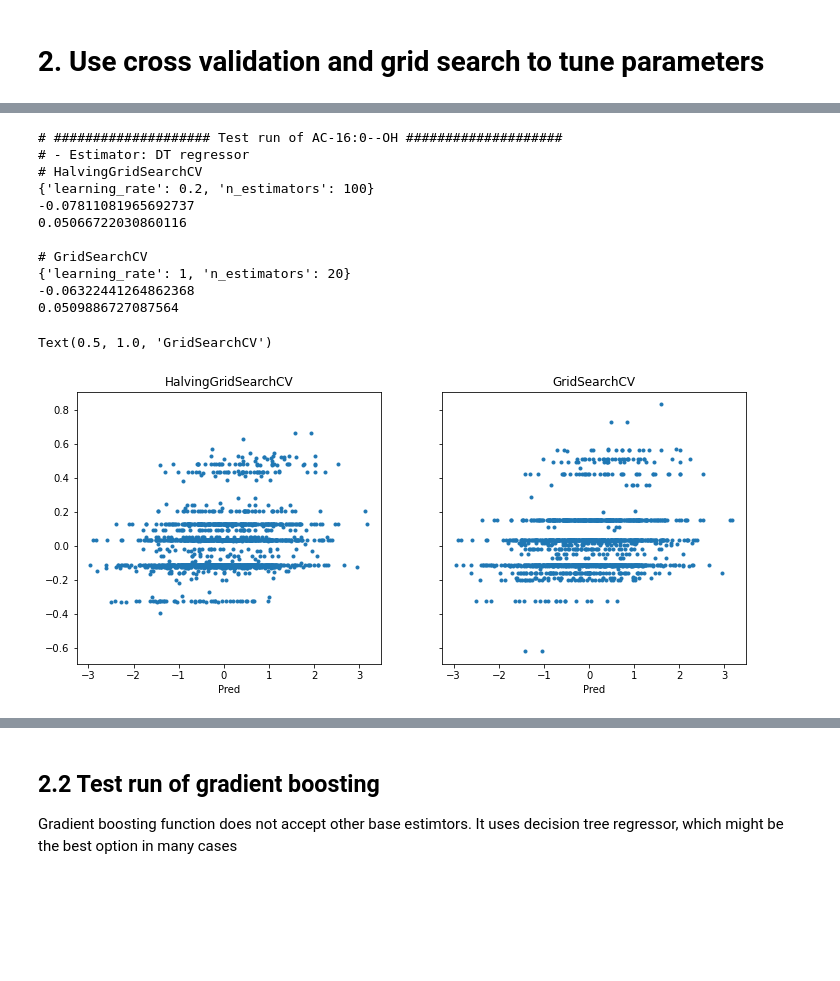
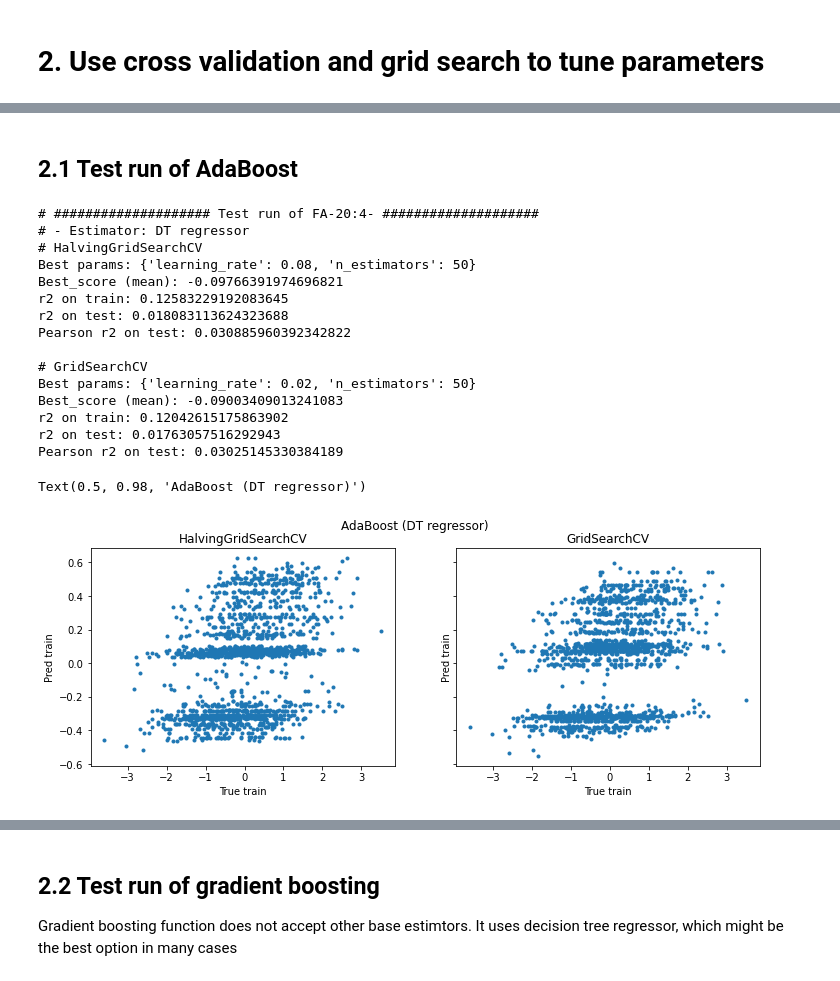
Before and after one commit to belowlab/-CCHC_lipidomics, a Jupyter notebook: 20231211_rerun/code/ML_07_boosting_models_test_run.ipynb, the cells around one changed output, grey strips where cells are left out. Saved outputs shown, nothing was run; the diff lists cells and outputs as text; code cells hidden in the pictures; blank space fills up the shorter version.

```diff
--- a/20231211_rerun/code/ML_07_boosting_models_test_run.ipynb
+++ b/20231211_rerun/code/ML_07_boosting_models_test_run.ipynb
@@ -559,14 +544,18 @@ from sklearn.linear_model import LinearRegression, ElasticNet, Lasso
 # %%
+# Load training data
 data_type = 'train'
 lipid_type = 'species'
 pval_threshold = 'pval_1e-07'
 maf_threshold = 'maf_0.01'
-lipid = 'AC-16:0--OH'
+# lipid = 'CE-20:5-' # PA-36:3-
+# lipid = 'PA-36:3-'
+lipid = 'FA-20:4-'
 
+print('#', '#'*30, ' Load training data', '#'*30)
 print('#', '#' * 30, 'Load dosage', '#' * 30)
 set_logging.set_logging('test_run.log')
 
-dosage_dir = '/data100t1/home/wanying/CCHC/lipidomics/20231211_rerun/inputs/genotype_dosage/train/lipid_species'
+dosage_dir = f'/data100t1/home/wanying/CCHC/lipidomics/20231211_rerun/inputs/genotype_dosage/{data_type}/lipid_species'
 dosage_fn = 'lipid_species_chr*.pval_0.001_maf_0.05.vcf.dosage.gz'
 
 snp_dir = f'/data100t1/home/wanying/CCHC/lipidomics/20231211_rerun/outputs/fastGWA/lipid_{lipid_type}_filter_by_{pval_threshold}_{maf_threshold}'
@@ -600,6 +589,7 @@ display(df_dosage.head(2))
 # Create X, y for model training
 X = df_dosage.iloc[:, 1:].values
 y = df_lipid_trait[dict_lipid_name_matching[lipid]]
+y_all = df_lipid_trait.copy()
 print('# - Shape of X, y:', X.shape, y.shape)
 # %% [output]
 INFO:root:# Load filtered SNPs based on GWAS pvalues
@@ -631,48 +699,68 @@ INFO:root:# Load trait values
+# %% [markdown]
+## 2.1 Test run of AdaBoost
 # %%
 print('\n#', '#' * 20, f'Test run of {lipid}', '#' * 20)
 print('# - Estimator: DT regressor')
 regr = AdaBoostRegressor(random_state=0)
 
+# param_grid = {'n_estimators':[20, 50, 100, 200],
+#               'learning_rate':[0.1, 0.2, 0.3, 0.4, 0.5, 0.6, 0.7, 0.8, 0.9, 1]}
+
+# param_grid = {'n_estimators':[20, 50, 100, 200, 500],
+#               'learning_rate':[0.5, 1]}
 param_grid = {'n_estimators':[20, 50, 100, 200],
-              'learning_rate':[0.1, 0.2, 0.3, 0.4, 0.5, 0.6, 0.7, 0.8, 0.9, 1]}
+              'learning_rate':[0.02, 0.04, 0.06, 0.08, 0.1, 0.2, 0.3, 0.4, 0.5, 0.6, 0.7, 0.8, 0.9, 1]}
 
 fig, ax = plt.subplots(ncols=2, figsize=(12, 4), sharey=True)
 
 print('# HalvingGridSearchCV')
 search = HalvingGridSearchCV(estimator=regr, param_grid=param_grid, cv=10, n_jobs=8, random_state=1).fit(X, y)
-print(search.best_params_)
-print(search.best_score_)
+print('Best params:', search.best_params_)
+print('Best_score (mean):', search.best_score_)
+print('r2 on train:', search.score(X, y))
+print('r2 on test:', r2_score(y_test, search.predict(X_test)))
+print('Pearson r2 on test:', stats.pearsonr(y_test, search.predict(X_test))[0]**2)
+
 df_halving = pd.DataFrame(search.cv_results_)
-print(search.score(X, y))
+
 ax[0].plot(y.values, search.predict(X), ls='', marker='.')
-ax[0].set_xlabel('True')
-ax[0].set_xlabel('Pred')
+ax[0].set_xlabel('True train')
+ax[0].set_ylabel('Pred train')
 ax[0].set_title('HalvingGridSearchCV')
 
 print('\n# GridSearchCV')
 search = GridSearchCV(estimator=regr, param_grid=param_grid, cv=10, n_jobs=8).fit(X, y)
-print(search.best_params_)
-print(search.best_score_)
+print('Best params:', search.best_params_)
+print('Best_score (mean):', search.best_score_)
+print('r2 on train:', search.score(X, y))
+print('r2 on test:', r2_score(y_test, search.predict(X_test)))
+print('Pearson r2 on test:', stats.pearsonr(y_test, search.predict(X_test))[0]**2)
+
 df_gridsearch = pd.DataFrame(search.cv_results_)
-print(search.score(X, y))
+
 ax[1].plot(y.values, search.predict(X), ls='', marker='.')
-ax[1].set_xlabel('True')
-ax[1].set_xlabel('Pred')
+ax[1].set_xlabel('True train')
+ax[1].set_ylabel('Pred train')
 ax[1].set_title('GridSearchCV')
+fig.suptitle('AdaBoost (DT regressor)')
 # %% [output]
-# #################### Test run of AC-16:0--OH ####################
+# #################### Test run of FA-20:4- ####################
 # - Estimator: DT regressor
 # HalvingGridSearchCV
-{'learning_rate': 0.2, 'n_estimators': 100}
--0.07811081965692737
-0.05066722030860116
+Best params: {'learning_rate': 0.08, 'n_estimators': 50}
+Best_score (mean): -0.09766391974696821
+r2 on train: 0.12583229192083645
+r2 on test: 0.018083113624323688
+Pearson r2 on test: 0.030885960392342822
 
 # GridSearchCV
-{'learning_rate': 1, 'n_estimators': 20}
--0.06322441264862368
-0.0509886727087564
+Best params: {'learning_rate': 0.02, 'n_estimators': 50}
+Best_score (mean): -0.09003409013241083
+r2 on train: 0.12042615175863902
+r2 on test: 0.01763057516292943
+Pearson r2 on test: 0.03025145330384189
-Text(0.5, 1.0, 'GridSearchCV')
+Text(0.5, 0.98, 'AdaBoost (DT regressor)')
-[figure, old version]
+[figure, new version]
 # %%
 print('# - Estimator: OLS linear regressor')
 base_estimator = LinearRegression()
```
Also changed, not shown: parts of 19 cells of this notebook, 1 other file.
